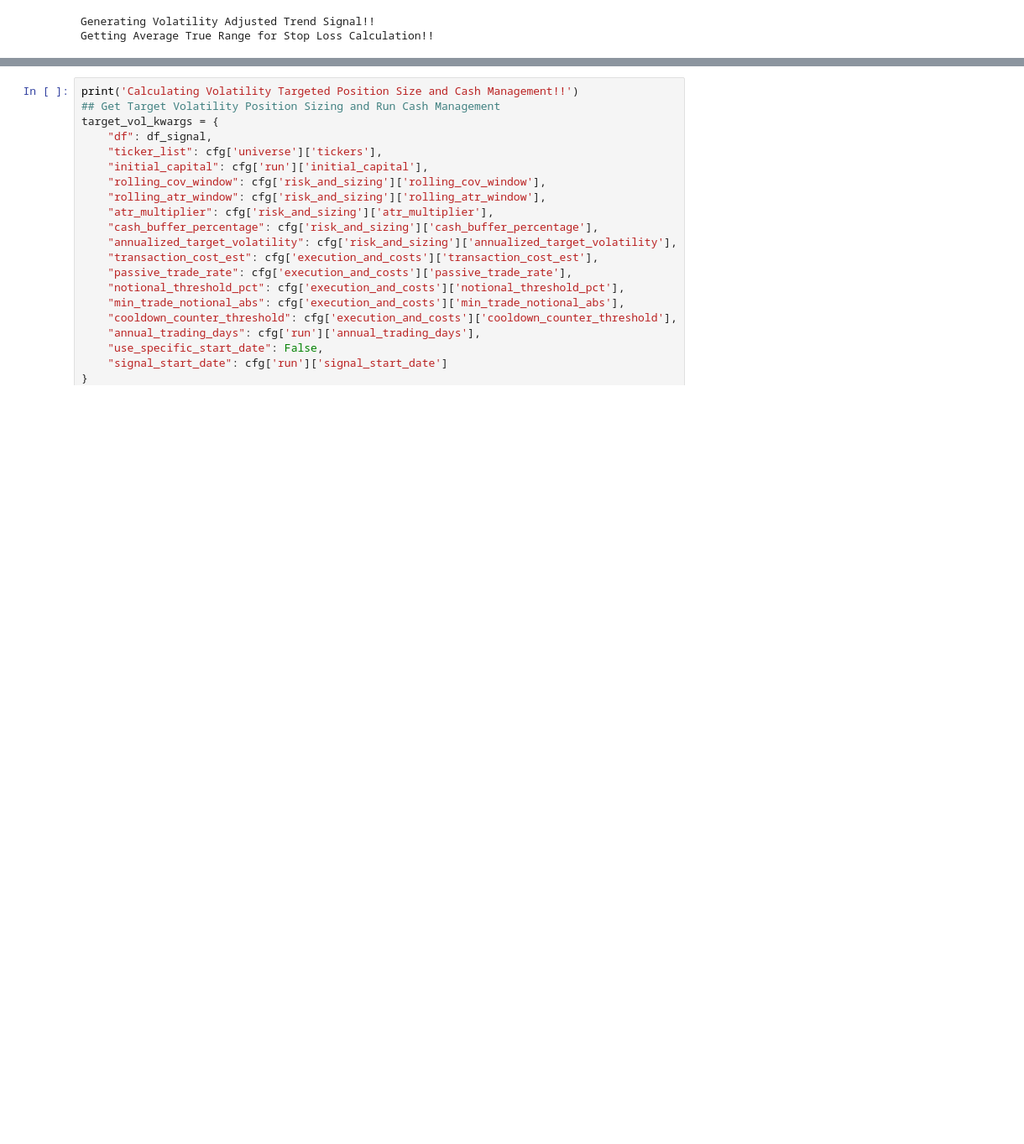
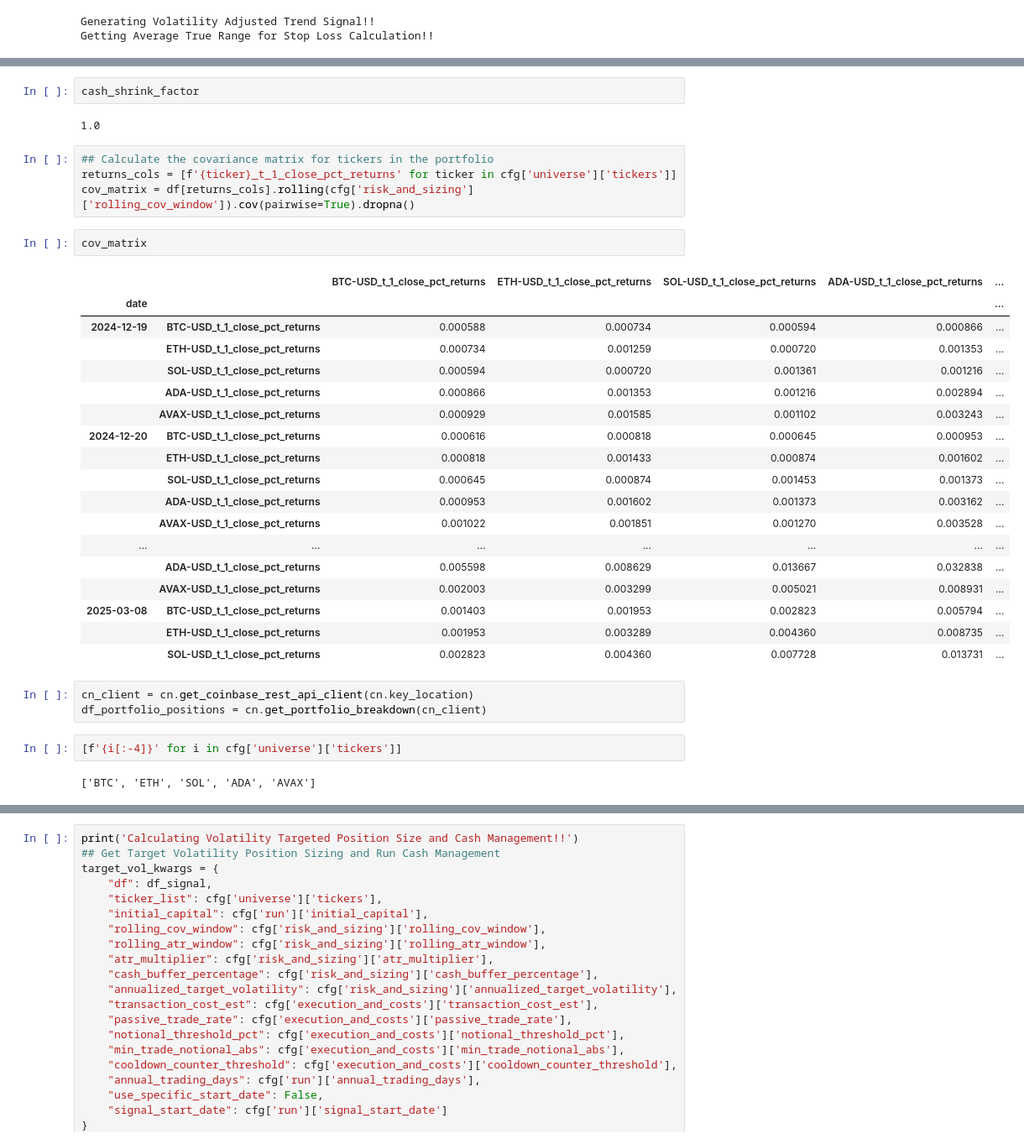
Before and after one commit to adheerchauhan/trend_following, a Jupyter notebook: research/notebooks/Trend_Following_Strategy_Implementation.ipynb, the cells around one changed output, grey strips where cells are left out. Shown at 84% size. Cells and saved outputs as stored; diff of their text form; blank space fills up the shorter version.

Commit message:
Changes to Trend Following Position Sizing Notebook

```diff
--- a/research/notebooks/Trend_Following_Strategy_Implementation.ipynb
+++ b/research/notebooks/Trend_Following_Strategy_Implementation.ipynb
@@ -268,0 +393,36 @@ Getting Average True Range for Stop Loss Calculation!!
+# %%
+cash_shrink_factor
+# %% [output]
+1.0
+# %%
+## Calculate the covariance matrix for tickers in the portfolio
+returns_cols = [f'{ticker}_t_1_close_pct_returns' for ticker in cfg['universe']['tickers']]
+cov_matrix = df[returns_cols].rolling(cfg['risk_and_sizing']['rolling_cov_window']).cov(pairwise=True).dropna()
+# %%
+cov_matrix
+# %% [output]
+|  |  | BTC-USD_t_1_close_pct_returns | ETH-USD_t_1_close_pct_returns | SOL-USD_t_1_close_pct_returns | ADA-USD_t_1_close_pct_returns | ... |
+| date |  |  |  |  |  | ... |
+| 2024-12-19 | BTC-USD_t_1_close_pct_returns | 0.000588 | 0.000734 | 0.000594 | 0.000866 | ... |
+|  | ETH-USD_t_1_close_pct_returns | 0.000734 | 0.001259 | 0.000720 | 0.001353 | ... |
+|  | SOL-USD_t_1_close_pct_returns | 0.000594 | 0.000720 | 0.001361 | 0.001216 | ... |
+|  | ADA-USD_t_1_close_pct_returns | 0.000866 | 0.001353 | 0.001216 | 0.002894 | ... |
+|  | AVAX-USD_t_1_close_pct_returns | 0.000929 | 0.001585 | 0.001102 | 0.003243 | ... |
+| 2024-12-20 | BTC-USD_t_1_close_pct_returns | 0.000616 | 0.000818 | 0.000645 | 0.000953 | ... |
+|  | ETH-USD_t_1_close_pct_returns | 0.000818 | 0.001433 | 0.000874 | 0.001602 | ... |
+|  | SOL-USD_t_1_close_pct_returns | 0.000645 | 0.000874 | 0.001453 | 0.001373 | ... |
+|  | ADA-USD_t_1_close_pct_returns | 0.000953 | 0.001602 | 0.001373 | 0.003162 | ... |
+|  | AVAX-USD_t_1_close_pct_returns | 0.001022 | 0.001851 | 0.001270 | 0.003528 | ... |
+| ... | ... | ... | ... | ... | ... | ... |
+|  | ADA-USD_t_1_close_pct_returns | 0.005598 | 0.008629 | 0.013667 | 0.032838 | ... |
+|  | AVAX-USD_t_1_close_pct_returns | 0.002003 | 0.003299 | 0.005021 | 0.008931 | ... |
+| 2025-03-08 | BTC-USD_t_1_close_pct_returns | 0.001403 | 0.001953 | 0.002823 | 0.005794 | ... |
+|  | ETH-USD_t_1_close_pct_returns | 0.001953 | 0.003289 | 0.004360 | 0.008735 | ... |
+|  | SOL-USD_t_1_close_pct_returns | 0.002823 | 0.004360 | 0.007728 | 0.013731 | ... |
+# %%
+cn_client = cn.get_coinbase_rest_api_client(cn.key_location)
+df_portfolio_positions = cn.get_portfolio_breakdown(cn_client)
+# %%
+[f'{i[:-4]}' for i in cfg['universe']['tickers']]
+# %% [output]
+['BTC', 'ETH', 'SOL', 'ADA', 'AVAX']
```
Also changed, not shown: parts of 6 cells of this notebook, 1 other file.
